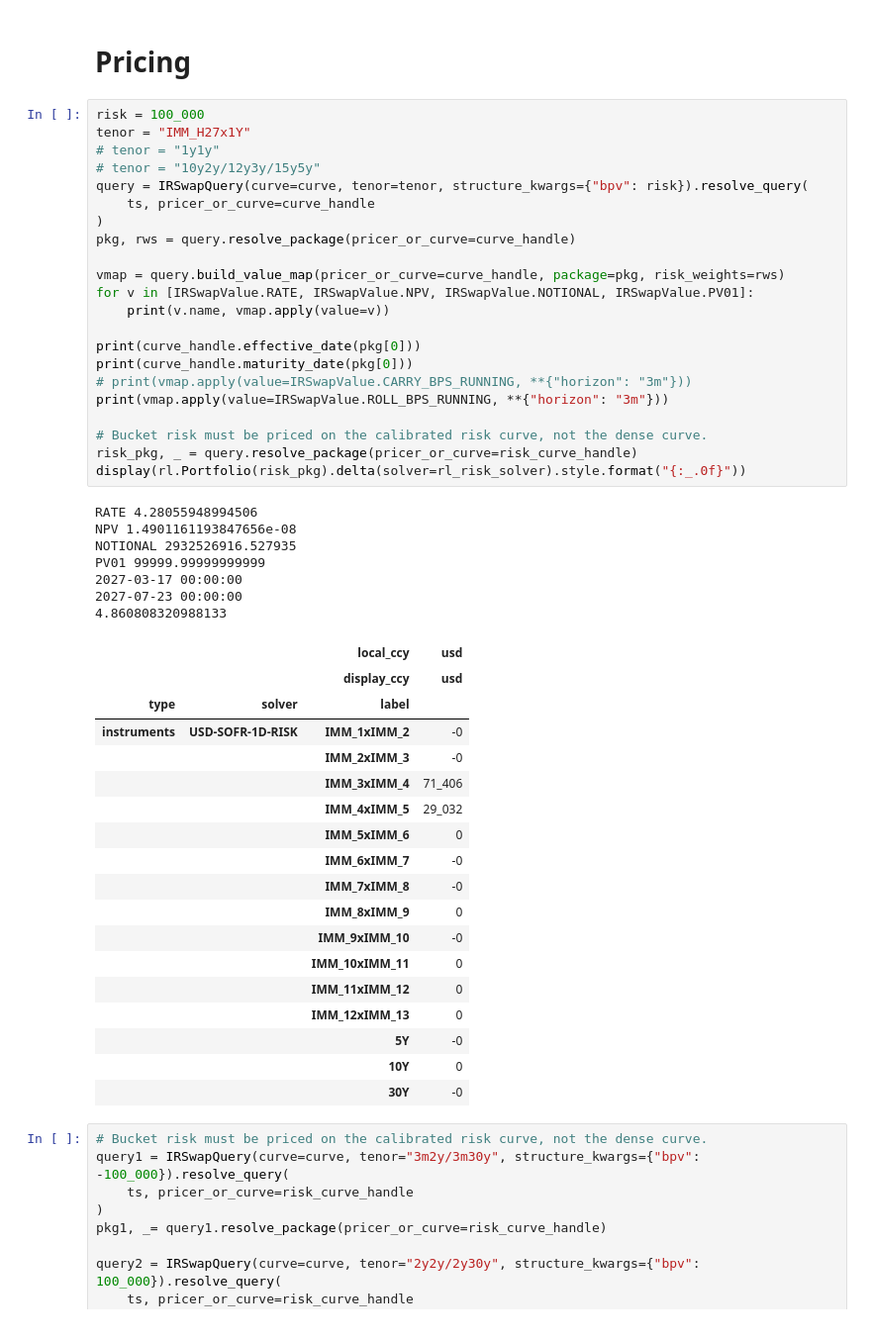
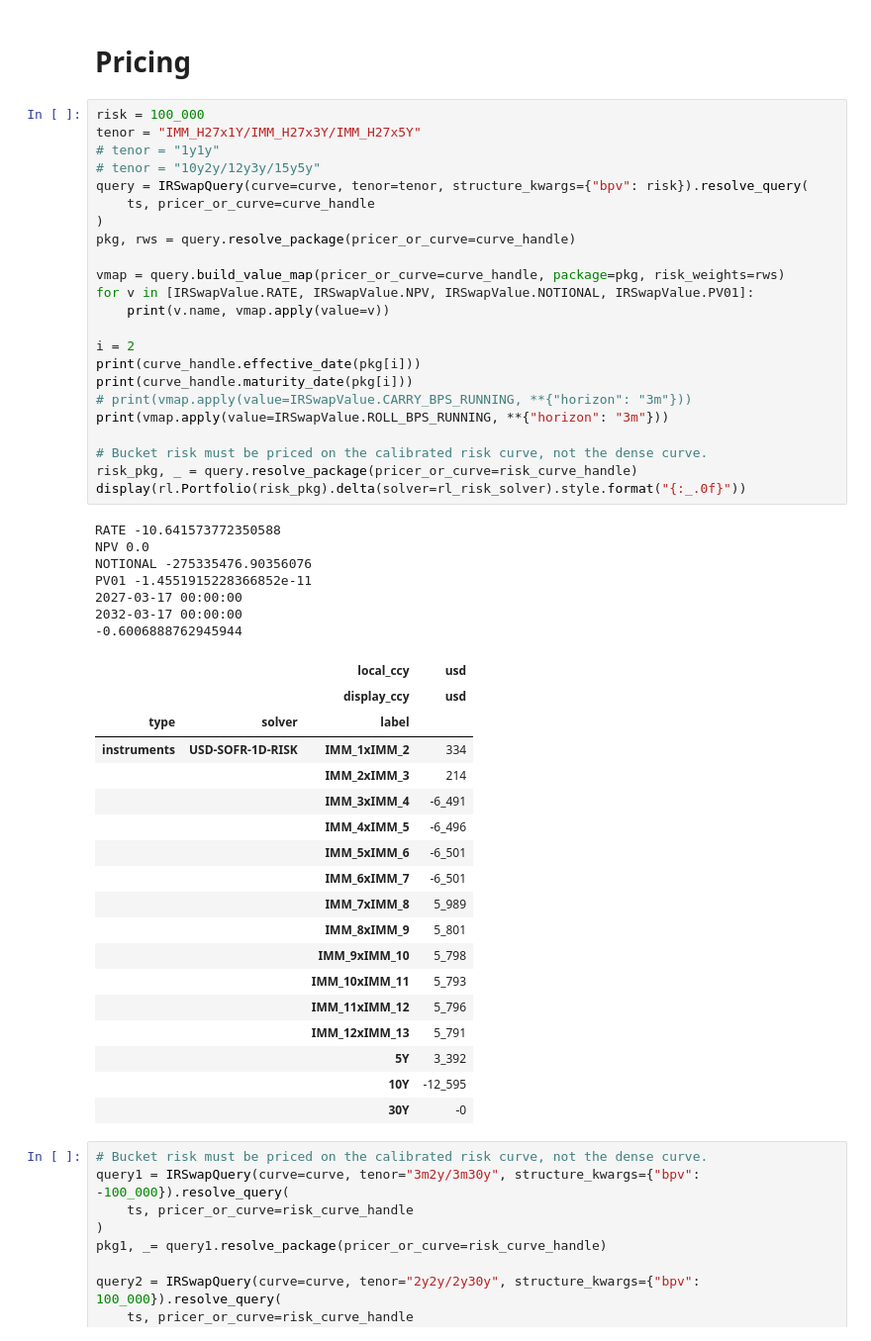
Before and after one commit to yieldcurvemonkey/ARBS, a Jupyter notebook: notebooks/pricers/irswap_pricer_and_risk_model.ipynb, the cells around one changed output. Shown at 99% size. Drawn from its saved outputs; the diff is of its cells as text.

```diff
--- a/notebooks/pricers/irswap_pricer_and_risk_model.ipynb
+++ b/notebooks/pricers/irswap_pricer_and_risk_model.ipynb
@@ -164,51 +164,52 @@ SUCCESS: `func_tol` reached after 4 iterations (levenberg_marquardt), `f_val`: 4
 # Pricing
 # %%
 risk = 100_000
-tenor = "IMM_H27x1Y"
+tenor = "IMM_H27x1Y/IMM_H27x3Y/IMM_H27x5Y"
 # tenor = "1y1y"
 # tenor = "10y2y/12y3y/15y5y"
 query = IRSwapQuery(curve=curve, tenor=tenor, structure_kwargs={"bpv": risk}).resolve_query(
     ts, pricer_or_curve=curve_handle
 )
 pkg, rws = query.resolve_package(pricer_or_curve=curve_handle)
 
 vmap = query.build_value_map(pricer_or_curve=curve_handle, package=pkg, risk_weights=rws)
 for v in [IRSwapValue.RATE, IRSwapValue.NPV, IRSwapValue.NOTIONAL, IRSwapValue.PV01]:
     print(v.name, vmap.apply(value=v))
 
-print(curve_handle.effective_date(pkg[0]))
-print(curve_handle.maturity_date(pkg[0]))
+i = 2
+print(curve_handle.effective_date(pkg[i]))
+print(curve_handle.maturity_date(pkg[i]))
 # print(vmap.apply(value=IRSwapValue.CARRY_BPS_RUNNING, **{"horizon": "3m"}))
 print(vmap.apply(value=IRSwapValue.ROLL_BPS_RUNNING, **{"horizon": "3m"}))
 
 # Bucket risk must be priced on the calibrated risk curve, not the dense curve.
 risk_pkg, _ = query.resolve_package(pricer_or_curve=risk_curve_handle)
 display(rl.Portfolio(risk_pkg).delta(solver=rl_risk_solver).style.format("{:_.0f}"))
 # %% [output]
-RATE 4.28055948994506
-NPV 1.4901161193847656e-08
-NOTIONAL 2932526916.527935
-PV01 99999.99999999999
+RATE -10.641573772350588
+NPV 0.0
+NOTIONAL -275335476.90356076
+PV01 -1.4551915228366852e-11
 2027-03-17 00:00:00
-2027-07-23 00:00:00
-4.860808320988133
+2032-03-17 00:00:00
+-0.6006888762945944
 |  |  | local_ccy | usd |
 |  |  | display_ccy | usd |
 | type | solver | label |  |
-| instruments | USD-SOFR-1D-RISK | IMM_1xIMM_2 | -0 |
-|  |  | IMM_2xIMM_3 | -0 |
-|  |  | IMM_3xIMM_4 | 71_406 |
-|  |  | IMM_4xIMM_5 | 29_032 |
-|  |  | IMM_5xIMM_6 | 0 |
-|  |  | IMM_6xIMM_7 | -0 |
-|  |  | IMM_7xIMM_8 | -0 |
-|  |  | IMM_8xIMM_9 | 0 |
-|  |  | IMM_9xIMM_10 | -0 |
-|  |  | IMM_10xIMM_11 | 0 |
-|  |  | IMM_11xIMM_12 | 0 |
-|  |  | IMM_12xIMM_13 | 0 |
-|  |  | 5Y | -0 |
-|  |  | 10Y | 0 |
+| instruments | USD-SOFR-1D-RISK | IMM_1xIMM_2 | 334 |
+|  |  | IMM_2xIMM_3 | 214 |
+|  |  | IMM_3xIMM_4 | -6_491 |
+|  |  | IMM_4xIMM_5 | -6_496 |
+|  |  | IMM_5xIMM_6 | -6_501 |
+|  |  | IMM_6xIMM_7 | -6_501 |
+|  |  | IMM_7xIMM_8 | 5_989 |
+|  |  | IMM_8xIMM_9 | 5_801 |
+|  |  | IMM_9xIMM_10 | 5_798 |
+|  |  | IMM_10xIMM_11 | 5_793 |
+|  |  | IMM_11xIMM_12 | 5_796 |
+|  |  | IMM_12xIMM_13 | 5_791 |
+|  |  | 5Y | 3_392 |
+|  |  | 10Y | -12_595 |
 |  |  | 30Y | -0 |
 # %%
 # Bucket risk must be priced on the calibrated risk curve, not the dense curve.
```
Also changed, not shown: parts of 2 cells of this notebook, 1 other file.
